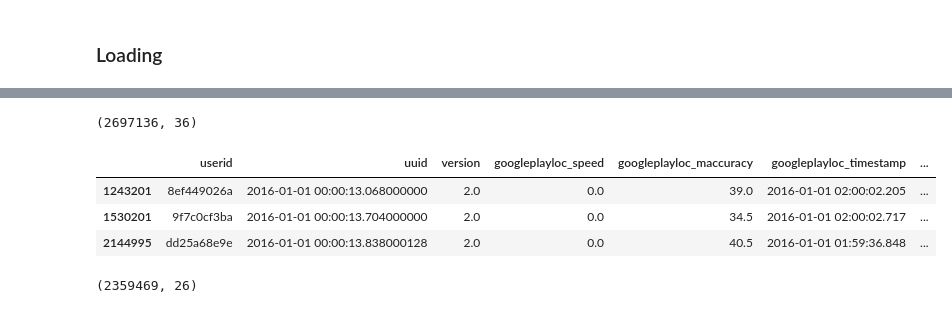
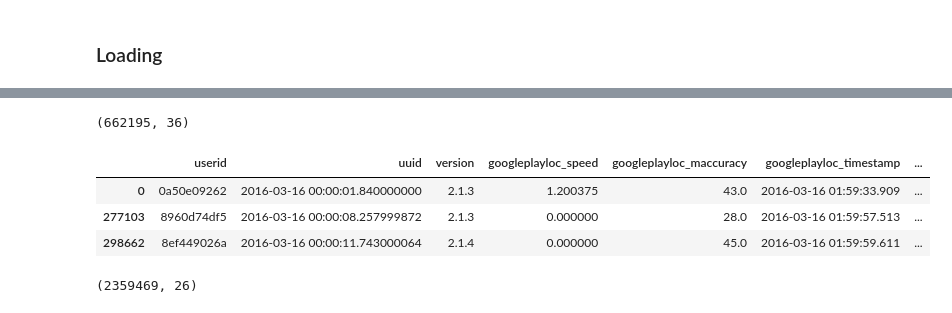
Before and after one commit to kentlingcampbell/project_SherLock, a Jupyter notebook: SherLock.ipynb, the cells around one changed output, grey strips where cells are left out. Drawn from its saved outputs; the diff is of its cells as text; code cells hidden in the pictures.

```diff
--- a/SherLock.ipynb
+++ b/SherLock.ipynb
@@ -195,31 +197,31 @@ Screenon_tsv.head()
 ##T0.head(3)
 # %%
 # Raw TSV
-filename = './a_anon_T1.tsv'
+filename = './Filtered_a_anon_T1.tsv'
 header_list = ['userid', 'uuid', 'version', 'googleplayloc_speed','googleplayloc_maccuracy',
                'googleplayloc_timestamp','celltower_cid','celltower_lac','celltower_psc',
                'celltower_timestamp','celltower_type','status_alarmvol','status_brightnessmode',
                'status_brightness_file','status_brightness_settings','status_dtmfvol','status_musicvol',
                'status_notificationvol','status_orientation','status_ringermode','status_ringtonevol',
                'status_systemvol','status_voicecallvol','status_timestamp',
                'location_spatio_5means','location_spatio_10means','location_spatio_25means',
                'location_spatio_50means','location_spatio_75means','location_spatio_100means',
                'location_spatioTemporal_day_5means','location_spatioTemporal_day_25means',
                'location_spatioTemporal_day_100means','location_spatioTemporal_week_5means',
                'location_spatioTemporal_week_25means','location_spatioTemporal_week_100means']
 T1_tsv = pd.read_csv(filename, sep='\t', names=header_list, parse_dates=['googleplayloc_timestamp',
                                                                         'celltower_timestamp',
                                                                         'status_timestamp'])
 T1_tsv['uuid'] = (pd.to_datetime(T1_tsv['uuid'], unit='ms'))
 T1_tsv = T1_tsv.sort_values(by='uuid')
 print(T1_tsv.shape)
 T1_tsv.head(3)
 # %% [output]
-(2697136, 36)
+(662195, 36)
 |  | userid | uuid | version | googleplayloc_speed | googleplayloc_maccuracy | googleplayloc_timestamp | ... |
-| 1243201 | 8ef449026a | 2016-01-01 00:00:13.068000000 | 2.0 | 0.0 | 39.0 | 2016-01-01 02:00:02.205 | ... |
-| 1530201 | 9f7c0cf3ba | 2016-01-01 00:00:13.704000000 | 2.0 | 0.0 | 34.5 | 2016-01-01 02:00:02.717 | ... |
-| 2144995 | dd25a68e9e | 2016-01-01 00:00:13.838000128 | 2.0 | 0.0 | 40.5 | 2016-01-01 01:59:36.848 | ... |
+| 0 | 0a50e09262 | 2016-03-16 00:00:01.840000000 | 2.1.3 | 1.200375 | 43.0 | 2016-03-16 01:59:33.909 | ... |
+| 277103 | 8960d74df5 | 2016-03-16 00:00:08.257999872 | 2.1.3 | 0.000000 | 28.0 | 2016-03-16 01:59:57.513 | ... |
+| 298662 | 8ef449026a | 2016-03-16 00:00:11.743000064 | 2.1.4 | 0.000000 | 45.0 | 2016-03-16 01:59:59.611 | ... |
 # %%
 ## CSV
 #filename = './archive/T1.csv'
```
Also changed, not shown: parts of 12 cells of this notebook.
